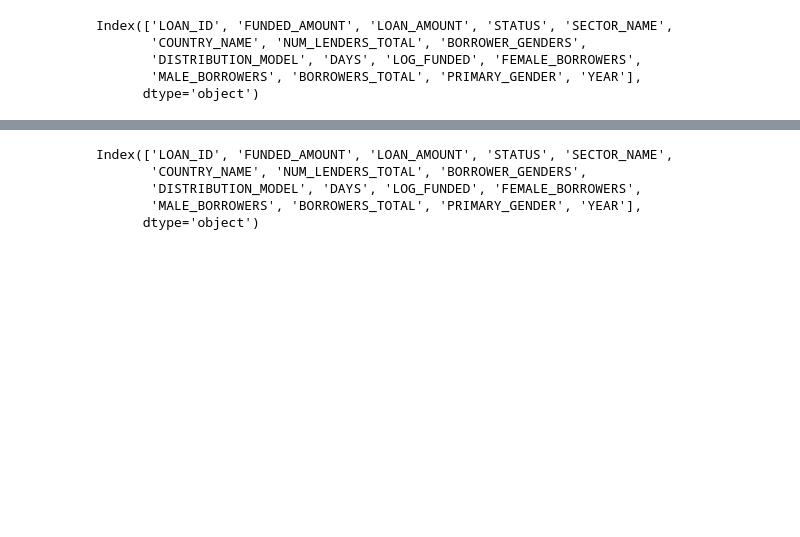
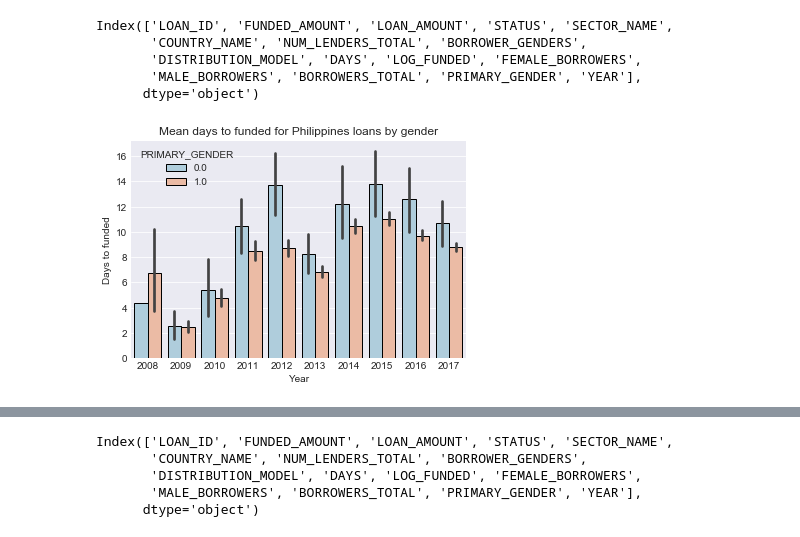
Before and after one commit to ttrumbly/Kiva_Microloans, a Jupyter notebook: Project_2_Kiva_Data.ipynb, the cells around one changed output, grey strips where cells are left out. Saved outputs shown, nothing was run; the diff lists cells and outputs as text; code cells hidden in the pictures; blank space fills up the shorter version.

```diff
--- a/Project_2_Kiva_Data.ipynb
+++ b/Project_2_Kiva_Data.ipynb
@@ -349,3 +349,5 @@ Index(['LOAN_ID', 'FUNDED_AMOUNT', 'LOAN_AMOUNT', 'STATUS', 'SECTOR_NAME',
        'DISTRIBUTION_MODEL', 'DAYS', 'LOG_FUNDED', 'FEMALE_BORROWERS',
        'MALE_BORROWERS', 'BORROWERS_TOTAL', 'PRIMARY_GENDER', 'YEAR'],
       dtype='object')
+# %%
+Kiva_Phil = kiva[kiva['COUNTRY_NAME']=='Philippines']
@@ -352,3 +356,12 @@ Index(['LOAN_ID', 'FUNDED_AMOUNT', 'LOAN_AMOUNT', 'STATUS', 'SECTOR_NAME',
+# %%
+ax = sns.barplot(x='YEAR', y='DAYS',
+                 data=Kiva_Phil,
+                 hue='PRIMARY_GENDER',
+                 palette='RdBu_r')
+ax.set(xlabel = 'Year', ylabel= 'Days to funded', title='Mean days to funded for Philippines loans by gender')
+plt.savefig('philippines_gender.png', dpi=300)
+# %% [output]
+[figure, added]
 # %%
 Kiva_Kenya = kiva[kiva['COUNTRY_NAME']=='Kenya']
 # %%
```
Also changed, not shown: parts of 6 cells of this notebook, 11 other files.
